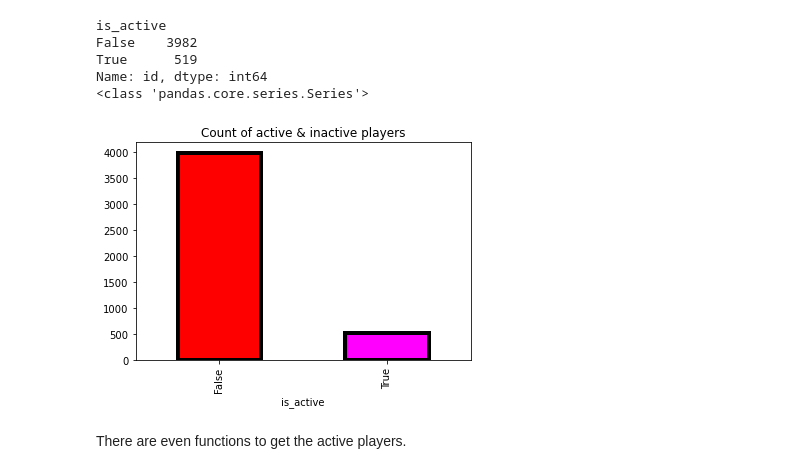
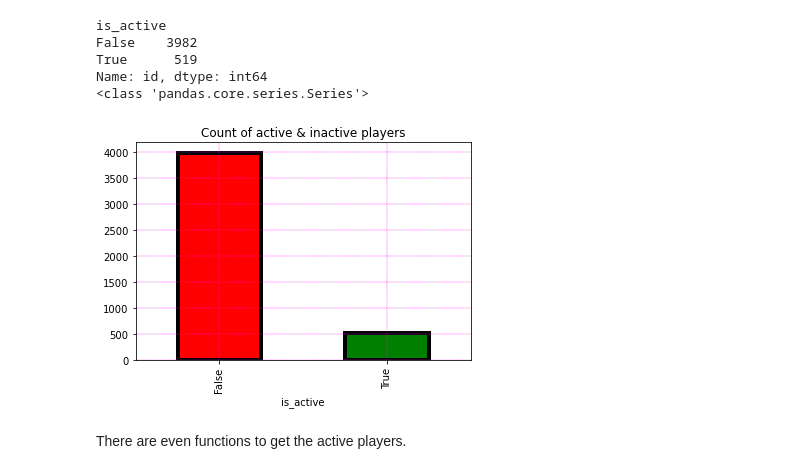
Before and after one commit to RolfChung/nba_api, a Jupyter notebook: NBA_API.ipynb, the cells around one changed output. Saved outputs shown, nothing was run; the diff lists cells and outputs as text; code cells hidden in the pictures.

Commit message:
grid

```diff
--- a/NBA_API.ipynb
+++ b/NBA_API.ipynb
@@ -418,11 +419,12 @@ True      519
 Name: id, dtype: int64
 <class 'pandas.core.series.Series'>
 # %%
-active.plot(kind='bar', edgecolor='black', linewidth=4, color=['r', 'magenta'],
-            title='Count of active & inactive players')
+active.plot(kind='bar', edgecolor='black', linewidth=4,
+            title='Count of active & inactive players', color=['r', 'g', 'b', 'y'])
+plt.grid(color='magenta', linestyle='--', linewidth=0.4)
 plt.show()
 # %% [output]
-[figure, old version]
+[figure, new version]
 # %% [markdown]
 There are even functions to get the active players.
 # %%
```
Also changed, not shown: parts of 2 cells of this notebook.
